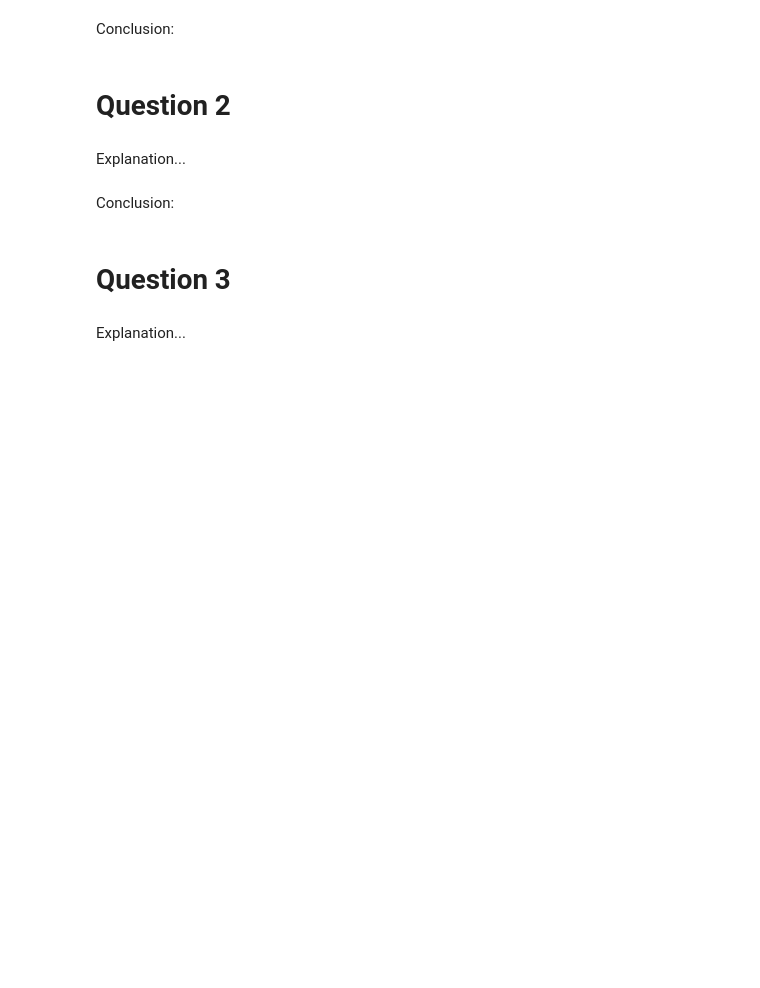
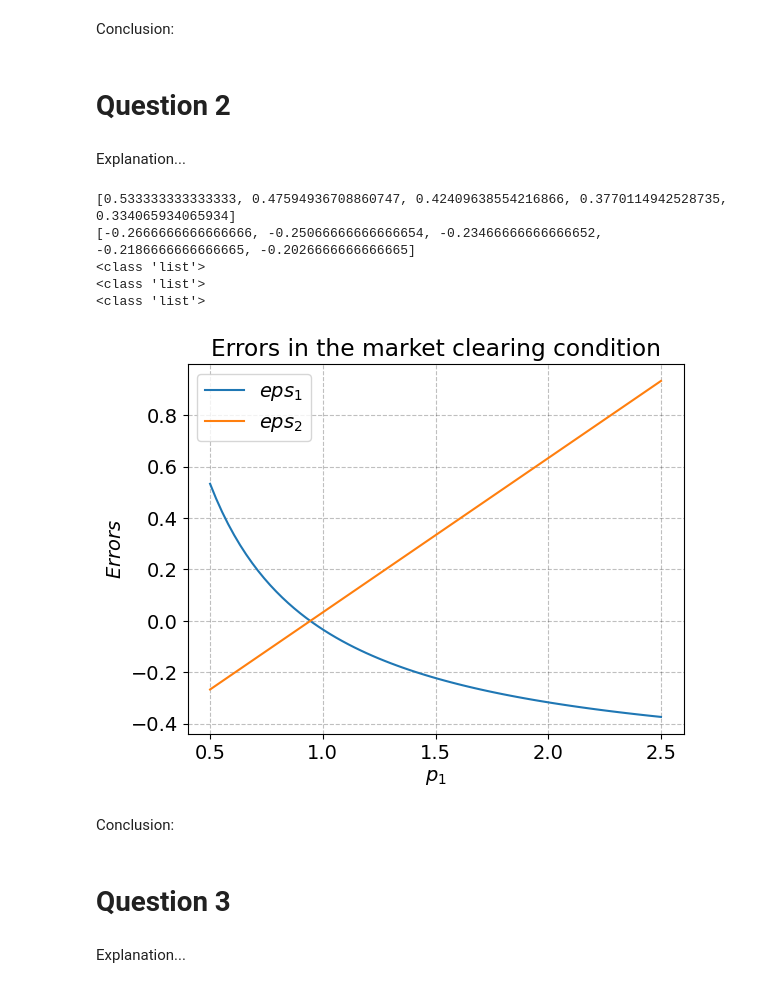
Before and after one commit to NumEconCopenhagen/projects-2024-emil-og-simon, a Jupyter notebook: inauguralproject/inauguralproject.ipynb, the cells around one changed output. Saved outputs shown, nothing was run; the diff lists cells and outputs as text; code cells hidden in the pictures; blank space fills up the shorter version.

```diff
--- a/inauguralproject/inauguralproject.ipynb
+++ b/inauguralproject/inauguralproject.ipynb
@@ -145,3 +142,46 @@ Explanation...
+# %%
+#First we create a list of p1:
+grid_p1 = np.linspace(0.5,2.5,N+1)
+p1 = grid_p1.tolist()
+
+# Then we create empty lists of the error terms:
+err1 = []
+err2 = []
+
+#Using the check_market_clearing from our py-file, we append the eps1 and eps2 to respective error-lists above
+for i in p1:
+    eps1, eps2 = model.check_market_clearing(i)
+
+    err1.append(eps1)
+    err2.append(eps2)
+
+# Check
+print(err1[0:5])
+print(err2[0:5])
+print(type(p1))
+print(type(err1))
+print(type(err2))
+
+# We can display in a figure using matplotlib importet earlier
+fig = plt.figure()
+
+# b. create the plot
+ax = fig.add_subplot(1,1,1)
+
+ax.plot(p1,err1,label='$eps_{1}$')
+ax.plot(p1,err2,label='$eps_{2}$')
+
+ax.set_title('Errors in the market clearing condition')
+ax.set_xlabel('$p_1$')
+ax.set_ylabel('$Errors$')
+ax.legend(loc='upper left');
+# %% [output]
+[0.533333333333333, 0.47594936708860747, 0.42409638554216866, 0.3770114942528735, 0.334065934065934]
+[-0.2666666666666666, -0.25066666666666654, -0.23466666666666652, -0.2186666666666665, -0.2026666666666665]
+<class 'list'>
+<class 'list'>
+<class 'list'>
+[figure, added]
 # %% [markdown]
 Conclusion:
 # %% [markdown]
```
Also changed, not shown: parts of 9 cells of this notebook, 2 other files.
